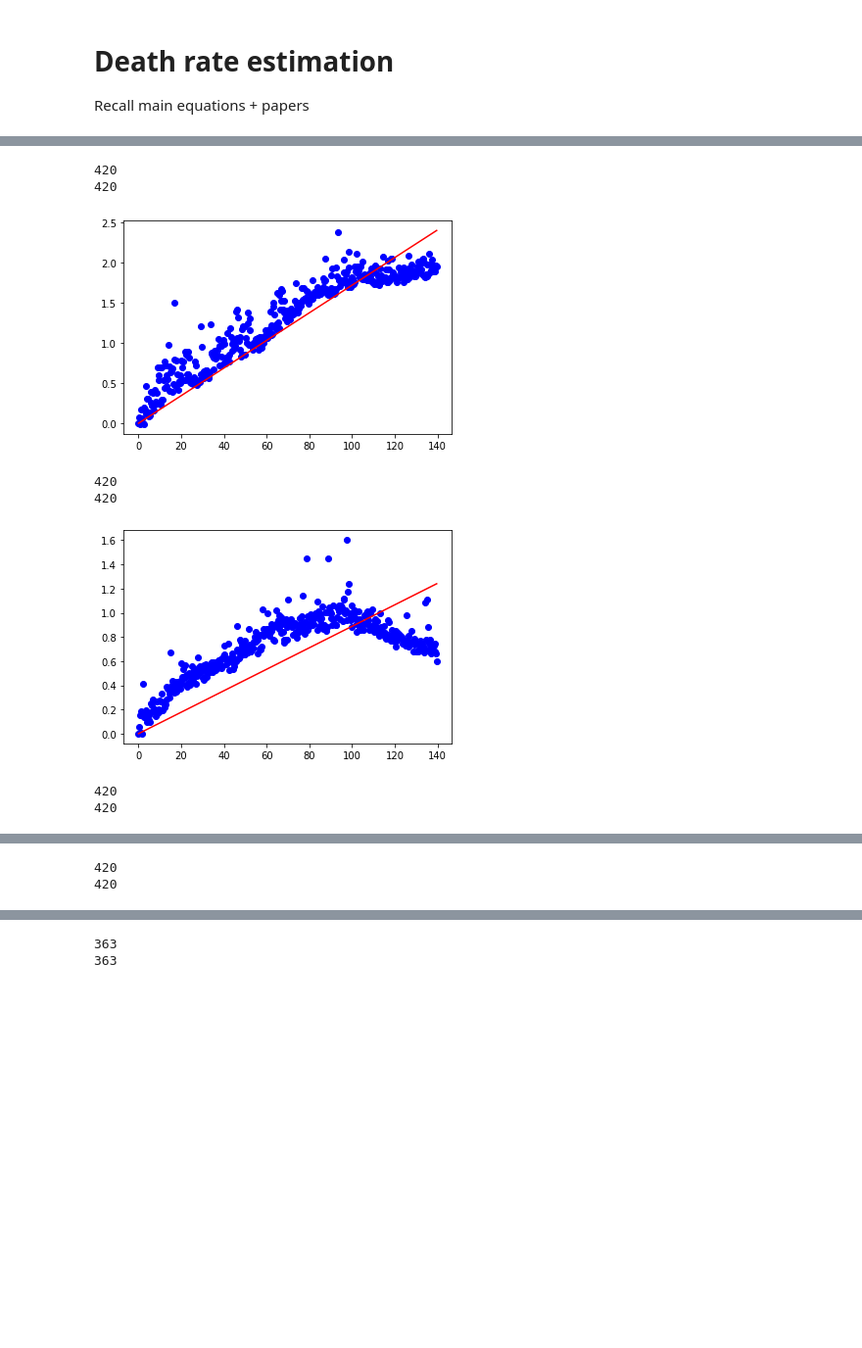
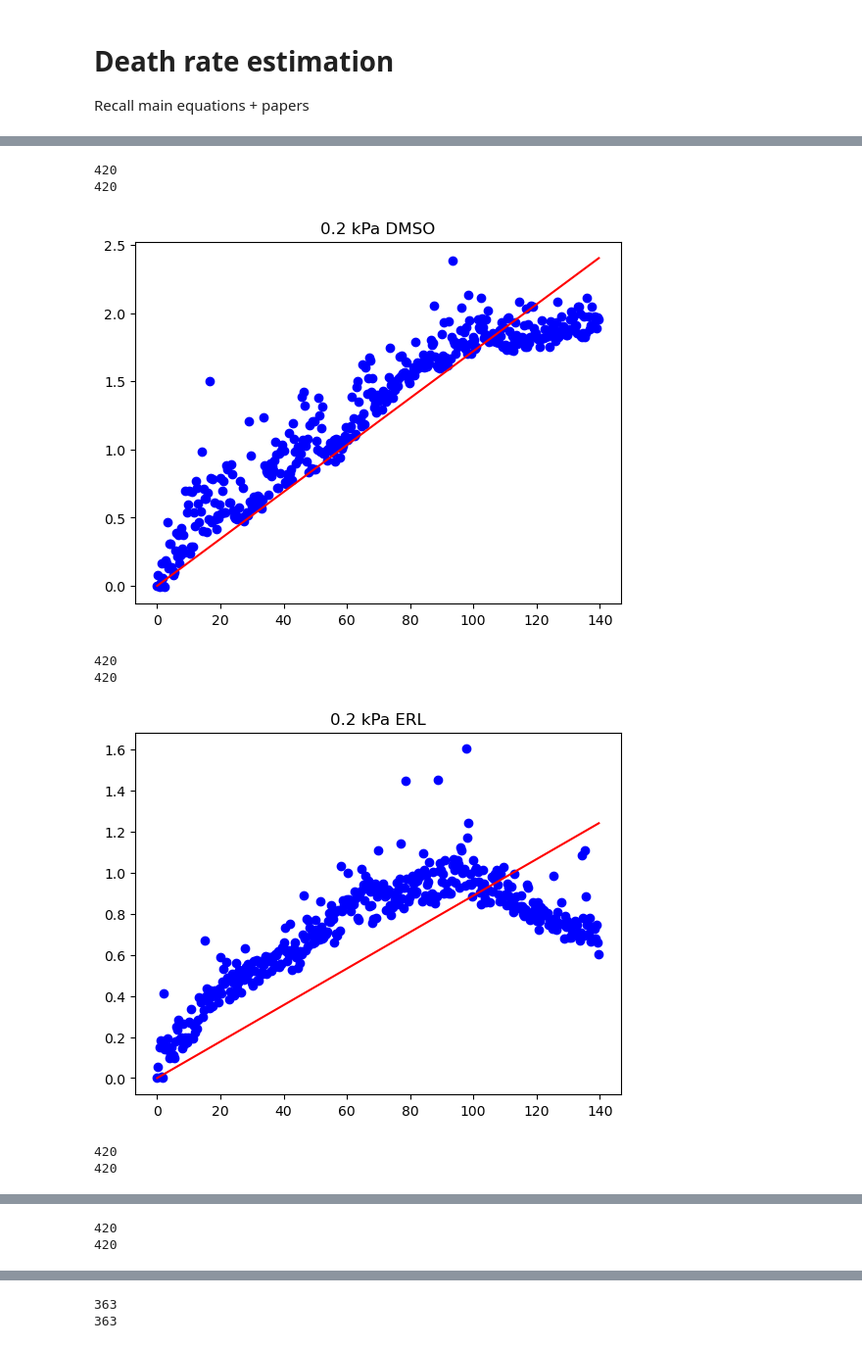
Before and after one commit to QuLab-VU/ECM_cell_cycle_model, a Jupyter notebook: Python/Death rate estimation.ipynb, the cells around one changed output, grey strips where cells are left out. Shown at 98% size. Drawn from its saved outputs; the diff is of its cells as text; code cells hidden in the pictures; blank space fills up the shorter version.

```diff
--- a/Python/Death rate estimation.ipynb
+++ b/Python/Death rate estimation.ipynb
@@ -102,36 +102,37 @@ growth_rates = {}
 growth_rates_end = {}
 growth_rates_start = {}
 growth_rates_intercept = {}
 for mean, condition, run_time in zip(means, conditions, run_times):
     t = np.arange(0, run_time, 1/3)
     print(len(mean))
     print(len(t))
 
     growth_rate_intercept = LinearRegression()
     growth_rate_intercept.fit(t[:,np.newaxis], mean)
 
     growth_rate = LinearRegression(fit_intercept=False)
     growth_rate.fit(t[:,np.newaxis], mean)
 
     growth_rate_end = LinearRegression(fit_intercept=False)
     growth_rate_end.fit(t[int(len(t)/2):,np.newaxis], mean[int(len(t)/2):]-mean[int(len(t)/2)])
 
     growth_rate_start = LinearRegression(fit_intercept=False)
     growth_rate_start.fit(t[:int(len(t)/2),np.newaxis], mean[:int(len(t)/2)])
 
     plt.plot(t, mean, 'bo')
     plt.plot(t, growth_rate.coef_[0]*t, 'r-')
+    plt.title(condition)
     plt.show()
     growth_rates_intercept[condition]=growth_rate_intercept.coef_[0]
     growth_rates[condition]=growth_rate.coef_[0]
     growth_rates_end[condition]=growth_rate_end.coef_[0]
     growth_rates_start[condition]=growth_rate_start.coef_[0]
 # %% [output]
 420
 420
-[figure, old version]
+[figure, new version]
 420
 420
-[figure, old version]
+[figure, new version]
 420
 420
```
Also changed, not shown: parts of 7 cells of this notebook.
